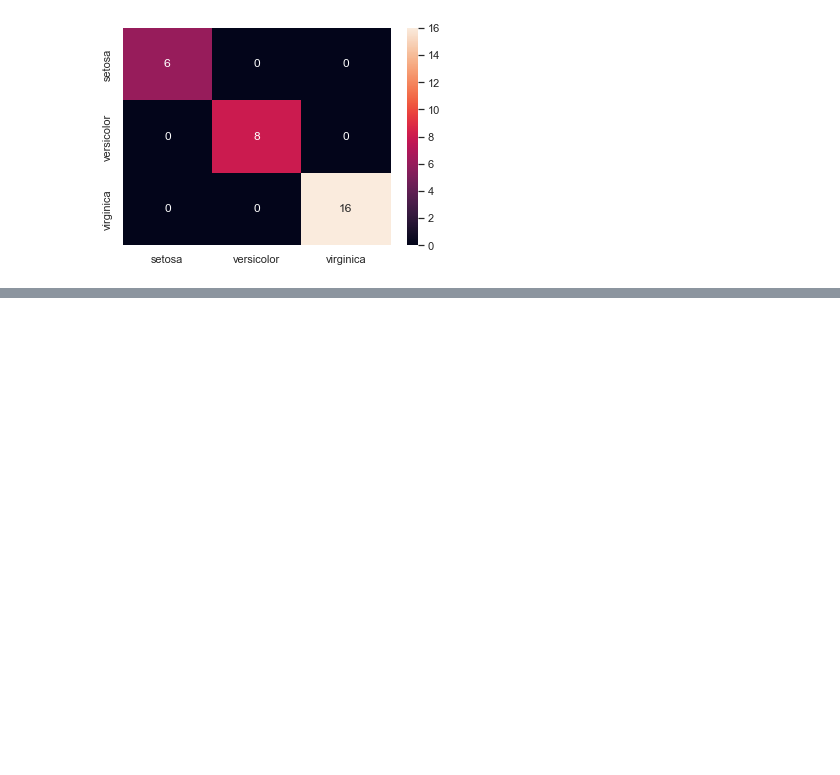
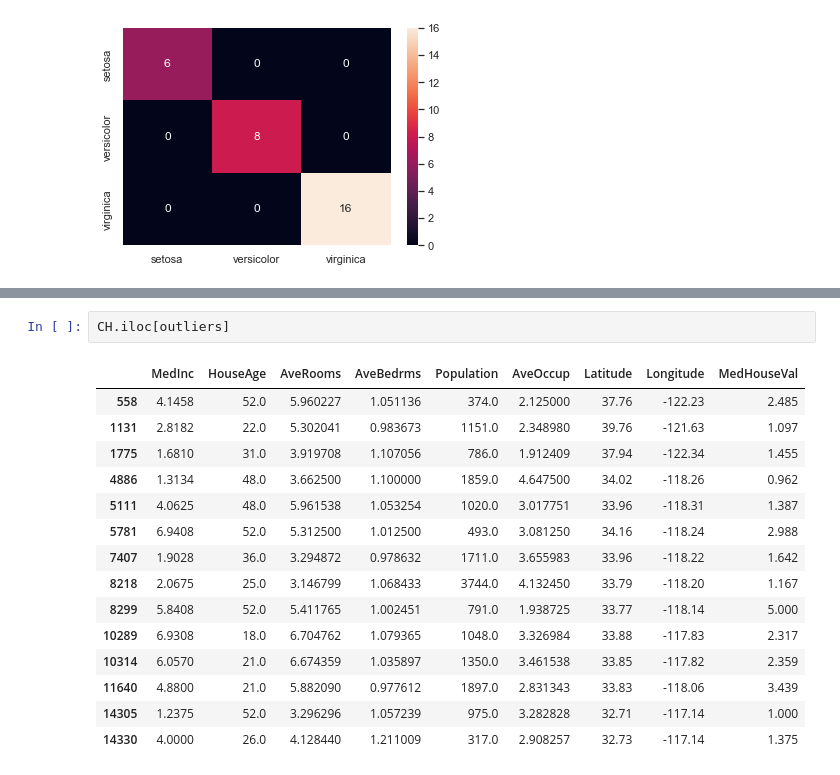
Before and after one commit to JordaanI/Supervised_learning, a Jupyter notebook: 1_K-Nearest_Neighbours/Main.ipynb, the cells around one changed output, grey strips where cells are left out. Saved outputs shown, nothing was run; the diff lists cells and outputs as text; blank space fills up the shorter version.

```diff
--- a/1_K-Nearest_Neighbours/Main.ipynb
+++ b/1_K-Nearest_Neighbours/Main.ipynb
@@ -156,0 +199,18 @@ weighted avg       1.00      1.00      1.00        30
+# %%
+CH.iloc[outliers]
+# %% [output]
+|  | MedInc | HouseAge | AveRooms | AveBedrms | Population | AveOccup | Latitude | Longitude | MedHouseVal |
+| 558 | 4.1458 | 52.0 | 5.960227 | 1.051136 | 374.0 | 2.125000 | 37.76 | -122.23 | 2.485 |
+| 1131 | 2.8182 | 22.0 | 5.302041 | 0.983673 | 1151.0 | 2.348980 | 39.76 | -121.63 | 1.097 |
+| 1775 | 1.6810 | 31.0 | 3.919708 | 1.107056 | 786.0 | 1.912409 | 37.94 | -122.34 | 1.455 |
+| 4886 | 1.3134 | 48.0 | 3.662500 | 1.100000 | 1859.0 | 4.647500 | 34.02 | -118.26 | 0.962 |
+| 5111 | 4.0625 | 48.0 | 5.961538 | 1.053254 | 1020.0 | 3.017751 | 33.96 | -118.31 | 1.387 |
+| 5781 | 6.9408 | 52.0 | 5.312500 | 1.012500 | 493.0 | 3.081250 | 34.16 | -118.24 | 2.988 |
+| 7407 | 1.9028 | 36.0 | 3.294872 | 0.978632 | 1711.0 | 3.655983 | 33.96 | -118.22 | 1.642 |
+| 8218 | 2.0675 | 25.0 | 3.146799 | 1.068433 | 3744.0 | 4.132450 | 33.79 | -118.20 | 1.167 |
+| 8299 | 5.8408 | 52.0 | 5.411765 | 1.002451 | 791.0 | 1.938725 | 33.77 | -118.14 | 5.000 |
+| 10289 | 6.9308 | 18.0 | 6.704762 | 1.079365 | 1048.0 | 3.326984 | 33.88 | -117.83 | 2.317 |
+| 10314 | 6.0570 | 21.0 | 6.674359 | 1.035897 | 1350.0 | 3.461538 | 33.85 | -117.82 | 2.359 |
+| 11640 | 4.8800 | 21.0 | 5.882090 | 0.977612 | 1897.0 | 2.831343 | 33.83 | -118.06 | 3.439 |
+| 14305 | 1.2375 | 52.0 | 3.296296 | 1.057239 | 975.0 | 3.282828 | 32.71 | -117.14 | 1.000 |
+| 14330 | 4.0000 | 26.0 | 4.128440 | 1.211009 | 317.0 | 2.908257 | 32.73 | -117.14 | 1.375 |
```
Also changed, not shown: parts of 3 cells of this notebook.
